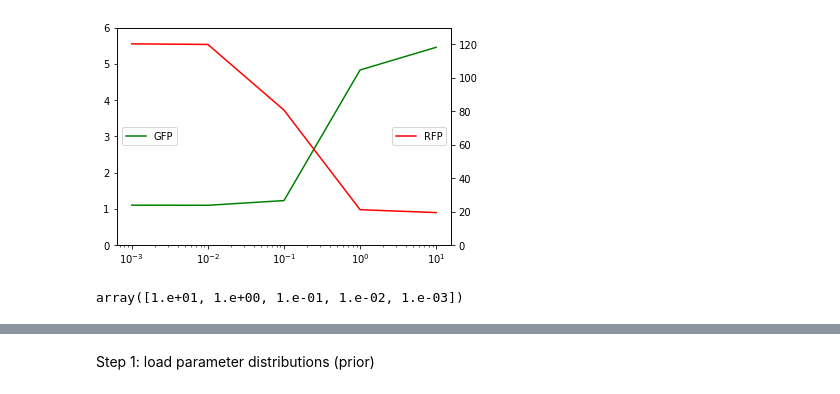
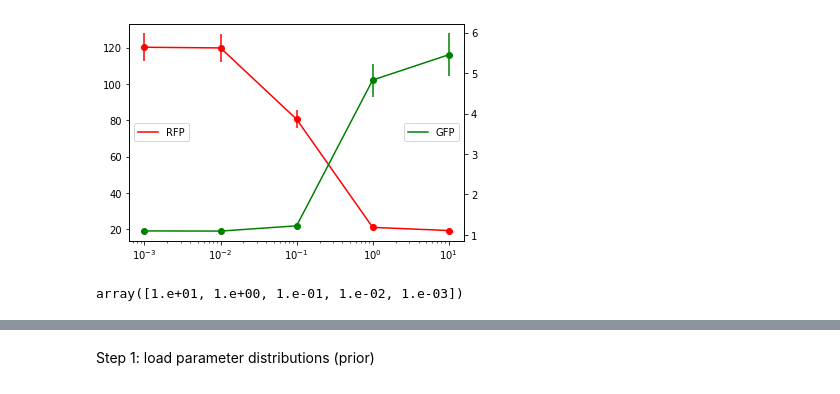
Before and after one commit to martinaoliver/modelling, a Jupyter notebook: 3954/dose_response/Lsf_doseResponse.ipynb, the cells around one changed output, grey strips where cells are left out. Saved outputs shown, nothing was run; the diff lists cells and outputs as text; code cells hidden in the pictures.

```diff
--- a/3954/dose_response/Lsf_doseResponse.ipynb
+++ b/3954/dose_response/Lsf_doseResponse.ipynb
@@ -54,8 +76,11 @@ def doseResponse(subcircuit, inducer_list, initial_conditions=[10,10]):
 # %%
 doseResponseExp = pkl.load(open('input/subcircuit1_circuit14_doseResponse_maxATC.pkl','rb'))
 AHL_list = doseResponseExp['AHL_list']; gfpExp_list = doseResponseExp['maxATC_doseResponse_gfp']; rfpExp_list = doseResponseExp['maxATC_doseResponse_rfp']
-plotDoseResponse2(AHL_list,gfpExp_list, rfpExp_list)
+semRed = doseResponseExp['maxATC_doseResponse_rfp_sem']; semGreen = doseResponseExp['maxATC_doseResponse_gfp_sem']
+
+
+plotDoseResponse2(AHL_list, rfpExp_list, gfpExp_list, semRed, semGreen)
 AHL_list
 # %% [output]
-[figure, old version]
+[figure, new version]
 array([1.e+01, 1.e+00, 1.e-01, 1.e-02, 1.e-03])
```
Also changed, not shown: parts of 9 cells of this notebook, 4 other files.
